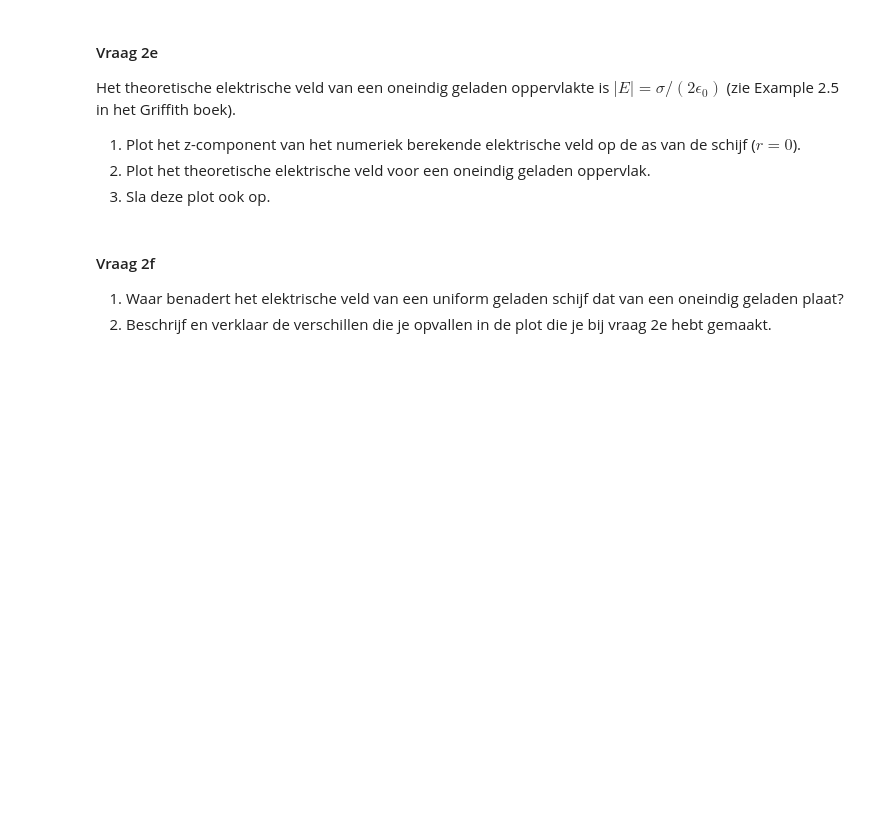
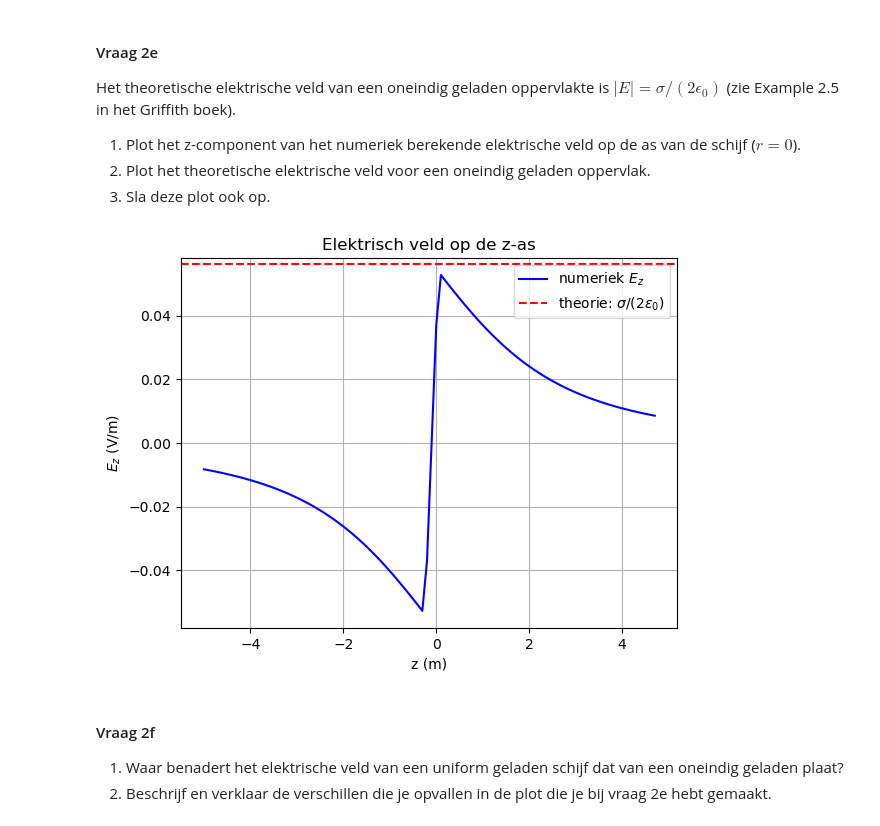
Before and after one commit to Monjano/DEF-D-MONJANO-SCHEBAL, a Jupyter notebook: DigitaleOntwerpopdrachten/1CondensatorOpdracht/CondensatorOntwerpopdracht.ipynb, the cells around one changed output. Cells and saved outputs as stored; diff of their text form; code cells hidden in the pictures; blank space fills up the shorter version.

```diff
--- a/DigitaleOntwerpopdrachten/1CondensatorOpdracht/CondensatorOntwerpopdracht.ipynb
+++ b/DigitaleOntwerpopdrachten/1CondensatorOpdracht/CondensatorOntwerpopdracht.ipynb
@@ -256,9 +221,33 @@ Het theoretische elektrische veld van een oneindig geladen oppervlakte is $|E| =
 2. Plot het theoretische elektrische veld voor een oneindig geladen oppervlak.
 3. Sla deze plot ook op.
 # %%
-###
-###Hier jouw code###
-###
+# Numeriek elektrisch veld
+E_z_num = Ez[:, 0]
+
+# Bijpassende z-waarden
+z_E = z[:Ez.shape[0]]
+
+# Theoretisch elektrisch veld
+E_theory = sigma / (2 * epsilon_0)
+
+# Numerieke plot
+plt.plot(z_E, E_z_num, "b-", label="numeriek $E_z$")
+
+# Theoretische plot
+plt.axhline(E_theory, color="r", linestyle="--", label=r"theorie: $\sigma/(2\epsilon_0)$")
+
+plt.title("Elektrisch veld op de z-as")
+plt.xlabel("z (m)")
+plt.ylabel("$E_z$ (V/m)")
+plt.legend()
+plt.grid(True)
+
+# Plot opslaan
+plt.savefig("vraag2e.png", dpi=300)
+
+plt.show()
+# %% [output]
+[figure, added]
 # %% [markdown]
 #### Vraag 2f
 1. Waar benadert het elektrische veld van een uniform geladen schijf dat van een oneindig geladen plaat?
```
Also changed, not shown: parts of 15 cells of this notebook.
